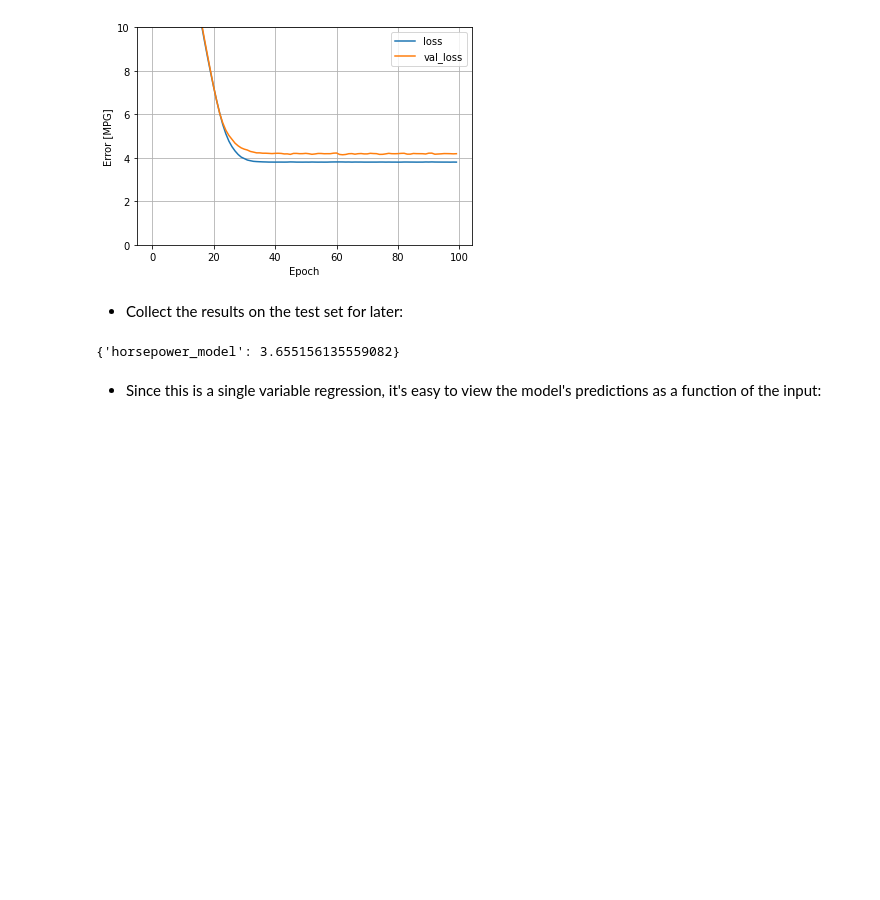
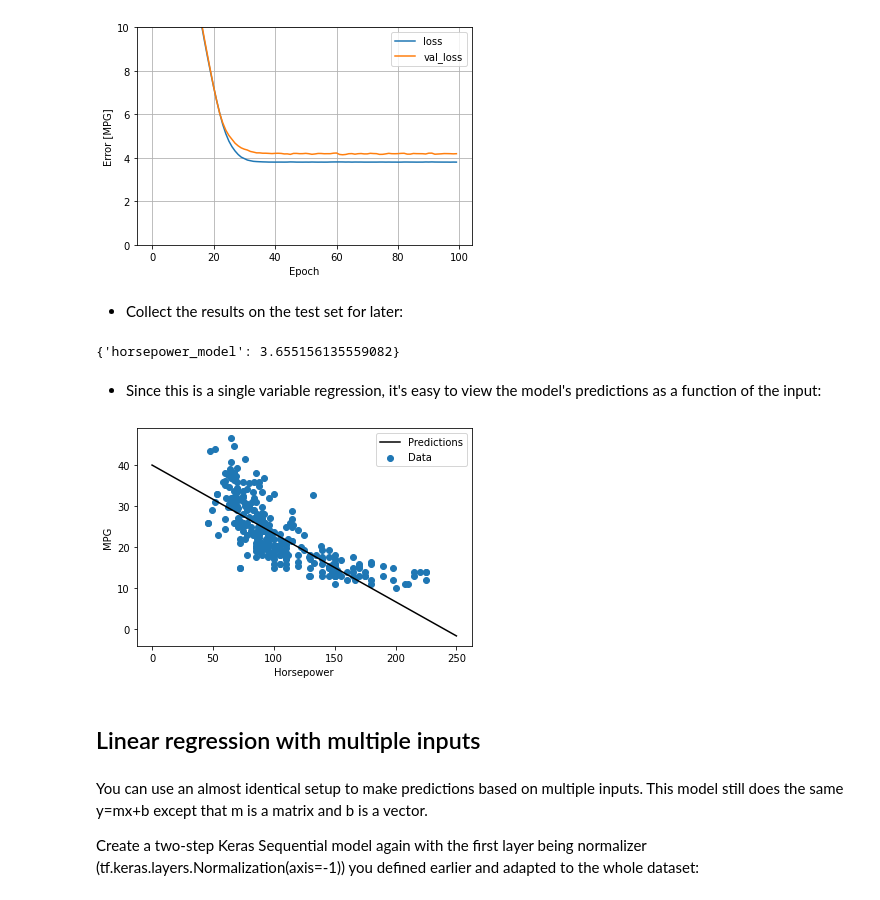
Before and after one commit to rivillasm/ineuron, a Jupyter notebook: full_stack/019b.DL_regression.ipynb, the cells around one changed output. Saved outputs shown, nothing was run; the diff lists cells and outputs as text; code cells hidden in the pictures; blank space fills up the shorter version.

```diff
--- a/full_stack/019b.DL_regression.ipynb
+++ b/full_stack/019b.DL_regression.ipynb
@@ -511,2 +513,22 @@ test_results
 # %% [markdown]
 * Since this is a single variable regression, it's easy to view the model's predictions as a function of the input:
+# %%
+x = tf.linspace(0.0, 250, 251)
+y = horsepower_model.predict(x)
+# %%
+def plot_horsepower(x, y):
+    plt.scatter(train_features['Horsepower'], train_labels, label='Data')
+    plt.plot(x, y, color='k', label='Predictions')
+    plt.xlabel('Horsepower')
+    plt.ylabel('MPG')
+    plt.legend()
+# %%
+plot_horsepower(x, y)
+# %% [output]
+[figure, added]
+# %% [markdown]
+## Linear regression with multiple inputs
+# %% [markdown]
+You can use an almost identical setup to make predictions based on multiple inputs. This model still does the same  y=mx+b  except that  m  is a matrix and  b  is a vector.
+
+Create a two-step Keras Sequential model again with the first layer being normalizer (tf.keras.layers.Normalization(axis=-1)) you defined earlier and adapted to the whole dataset:
```
Also changed, not shown: parts of 12 cells of this notebook.
